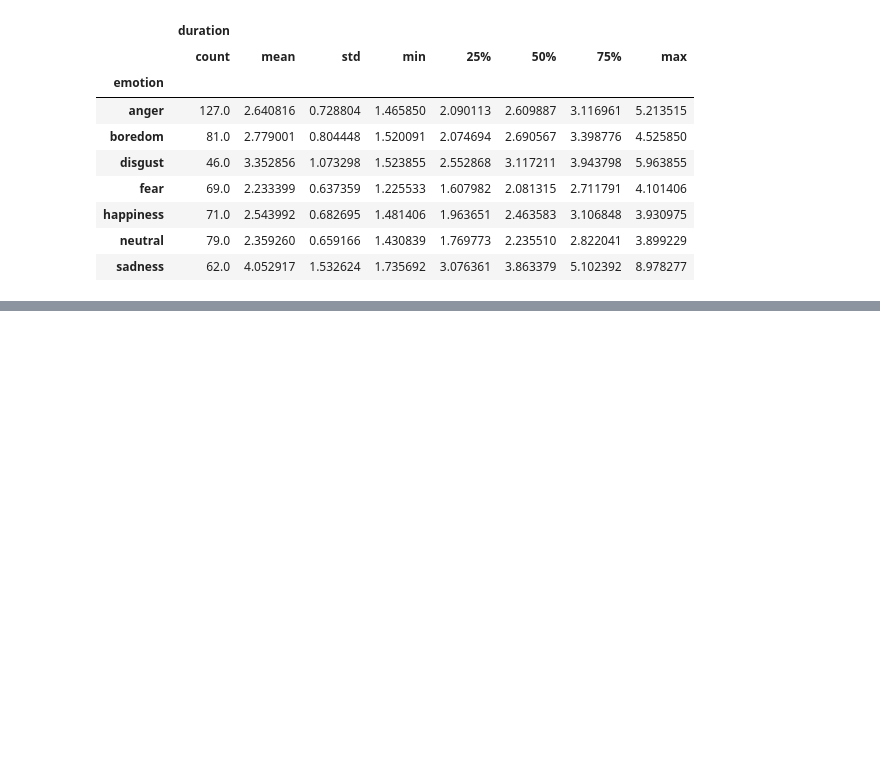
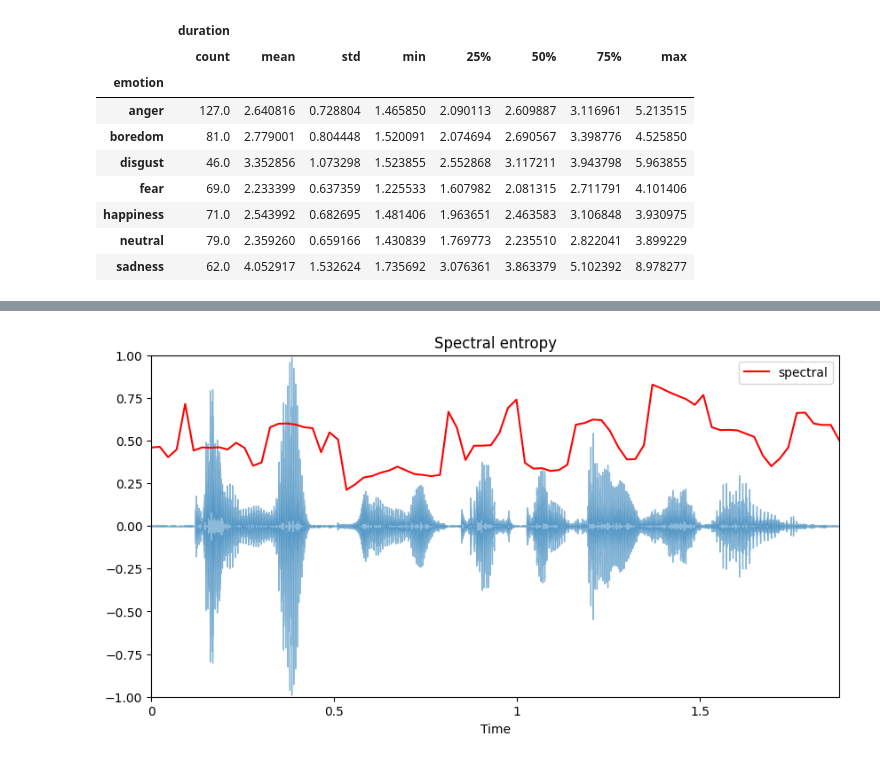
Before and after one commit to kimlindner/automatic_speech_emotion_recognition, a Jupyter notebook: notebooks/data_exploration.ipynb, the cells around one changed output, grey strips where cells are left out. Saved outputs shown, nothing was run; the diff lists cells and outputs as text; code cells hidden in the pictures; blank space fills up the shorter version.

```diff
--- a/notebooks/data_exploration.ipynb
+++ b/notebooks/data_exploration.ipynb
@@ -426,0 +458,42 @@ plt.plot(ZCR(audio1))
+# %%
+# from source code librosa generate frames
+def frames_gen(y, center=True, frame_length=2048, hop_length=512, pad_mode="constant"):
+    if y is not None:
+        if center:
+            padding = [(0, 0) for _ in range(y.ndim)]
+            padding[-1] = (int(frame_length // 2), int(frame_length // 2))
+            y = np.pad(y, padding, mode=pad_mode)
+
+    return librosa.util.frame(y, frame_length=frame_length, hop_length=hop_length)
+# %%
+# function for computation of spectral entropy
+'''
+    Spectral Entropy is defined to be the Shannon entropy of the power
+    spectral density (PSD) of the data:
+    .. math:: H(x, sf) =  -\\sum_{f=0}^{f_s/2} P(f) \\log_2[P(f)]
+    Where :math:`P` is the normalised PSD, and :math:`f_s` is the sampling frequency.
+'''
+
+def spectral_entropy(y, sf, center=True):
+    frames = frames_gen(y, center=center)
+    frames = np.transpose(frames)
+    spectral = [ant.spectral_entropy(frame, sf=sf, method='welch', normalize=True) for frame in frames]
+    return spectral
+# %%
+# Visualize entropy + waveform
+def entropy_visualization(y, sf, title):
+    spectral = spectral_entropy(y, sf)
+    t = librosa.frames_to_time(range(len(spectral)), hop_length=512)
+
+    plt.figure(figsize=(10, 5))
+    librosa.display.waveshow(y, alpha=0.5)
+    plt.plot(t, spectral, color="r", label='spectral')
+    plt.ylim((-1, 1))
+    plt.xlim((t[0],t[-1]))
+    plt.legend()
+    plt.title(title)
+    plt.show()
+# %%
+entropy_visualization(audio1, sample_rate1, 'Spectral entropy')
+# %% [output]
+[figure, added]
```
Also changed, not shown: parts of 90 cells of this notebook.
